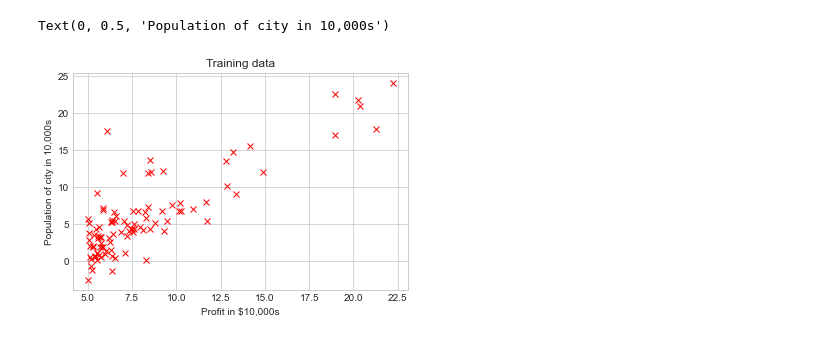
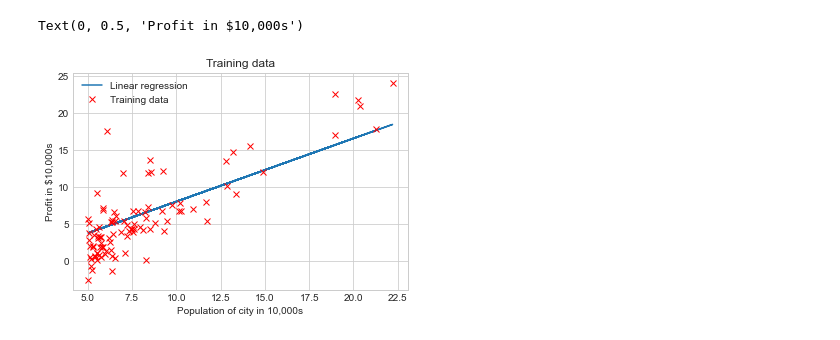
Before and after one commit to vladmld/machine_learning_study, a Jupyter notebook: python/coursera/linear_regression/notebook/linear regression with one variable.ipynb, the cells around one changed output. Saved outputs shown, nothing was run; the diff lists cells and outputs as text; code cells hidden in the pictures.

Commit message:
linear regression with one variable

```diff
--- a/python/coursera/linear_regression/notebook/linear regression with one variable.ipynb
+++ b/python/coursera/linear_regression/notebook/linear regression with one variable.ipynb
@@ -7,19 +17,47 @@ import matplotlib.pyplot as plt
 data = pd.read_csv('..\data\ex1data1.txt', header=None)
-# %%
-
-
-x_values = data.values[:, 0]
-y_values = data.values[:, 1]
-m = len(y_values)
-
-
-%matplotlib inline
-
-plt.style.use('seaborn-whitegrid')
-plt.plot(x_values, y_values, "x", color = "red")
-plt.title("Training data")
-plt.xlabel("Profit in $10,000s")
-plt.ylabel("Population of city in 10,000s")
-# %% [output]
-Text(0, 0.5, 'Population of city in 10,000s')
-[figure, removed]
+# %%
+# gradient descent setup
+
+X = np.column_stack((np.ones((m,1)), data.values[:, 0])) # add ones column to input for the parameter theta 0
+iterations = 1500
+alpha = 0.01
+theta = np.zeros((2,1))
+y = np.row_stack(data.values[:, 1])
+# %%
+# computing the cost J(theta)
+def compute_cost(X, y, theta):
+    m = len(y_values)
+    pred_y = np.dot(X, theta)
+    diff = np.dot(X, theta) - y
+    J = np.sum(diff ** 2) / (2 * m)
+    return J
+# %%
+#gradient descent
+def gradient_descent(X, y, theta, alpha, iterations):
+    m = len(y)
+    J_history = np.zeros((m, 1))
+    for i in range(m):
+        diff = np.dot(X, theta) - y
+        theta = theta - alpha/m * np.dot(X.transpose(), diff)
+        J_history[i] = compute_cost(X, y, theta)
+    return theta
+# %%
+theta = gradient_descent(X, y, theta, alpha, iterations)
+# %%
+# plot
+
+x_values = data.values[:, 0]
+y_values = data.values[:, 1]
+
+%matplotlib inline
+
+plt.style.use('seaborn-whitegrid')
+plt.plot(X[:,1], np.dot(X, theta), label='Linear regression')
+plt.plot(x_values, y_values, "x", color = "red", label='Training data')
+plt.legend()
+plt.title("Training data")
+plt.xlabel("Population of city in 10,000s")
+plt.ylabel("Profit in $10,000s")
+# %% [output]
+Text(0, 0.5, 'Profit in $10,000s')
+[figure, added]
```
Also changed, not shown: parts of 4 cells of this notebook, 2 other files.
